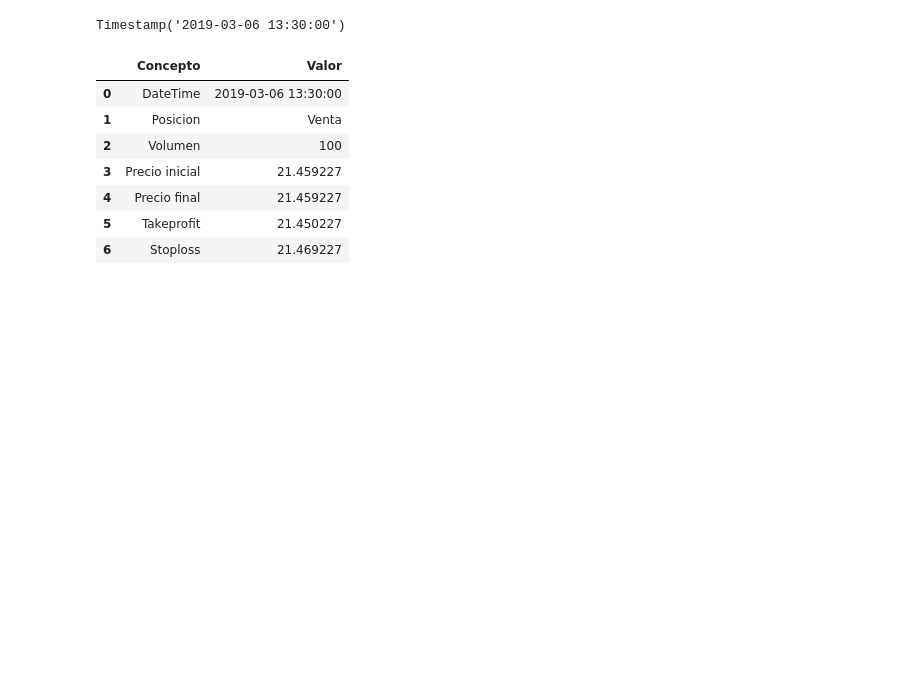
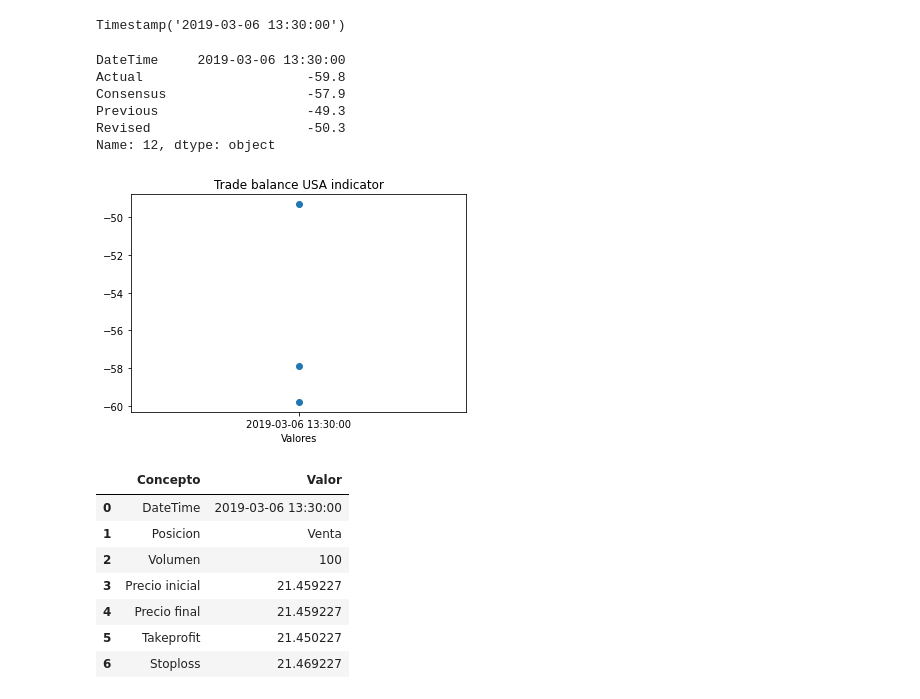
Before and after one commit to jesusalvarezc/FInal_Project, a Jupyter notebook: notebook_final.ipynb, the cells around one changed output. Saved outputs shown, nothing was run; the diff lists cells and outputs as text; code cells hidden in the pictures; blank space fills up the shorter version.

```diff
--- a/notebook_final.ipynb
+++ b/notebook_final.ipynb
@@ -166,6 +182,20 @@ op1
 ind.DateTime[12]
 # %% [output]
 Timestamp('2019-03-06 13:30:00')
+# %%
+ind.iloc[11]
+# %% [output]
+DateTime     2019-03-06 13:30:00
+Actual                     -59.8
+Consensus                  -57.9
+Previous                   -49.3
+Revised                    -50.3
+Name: 12, dtype: object
+# %%
+val2 = vs.graf_val(ind, 11, '2019-03-06 13:30:00')
+val2
+# %% [output]
+[figure, added]
 # %%
 timestamp = '2019-03-06 13:30:00'
 tipo = 'Venta'
```
Also changed, not shown: parts of 21 cells of this notebook, 1 other file.
